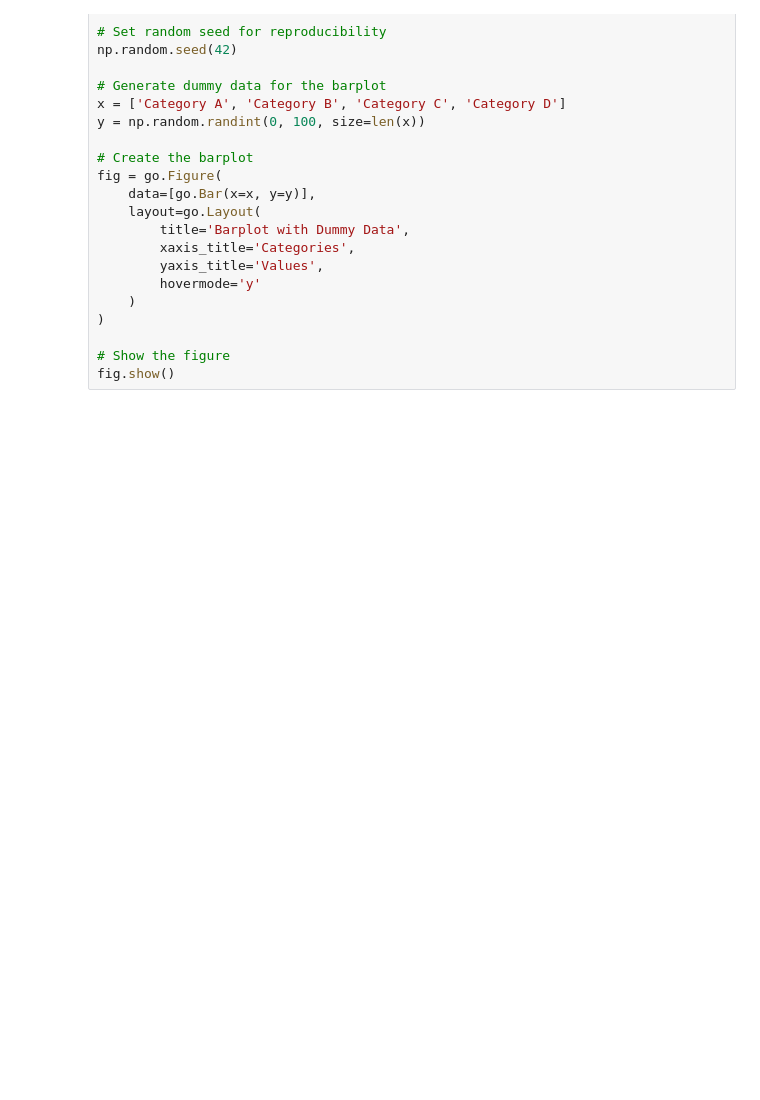
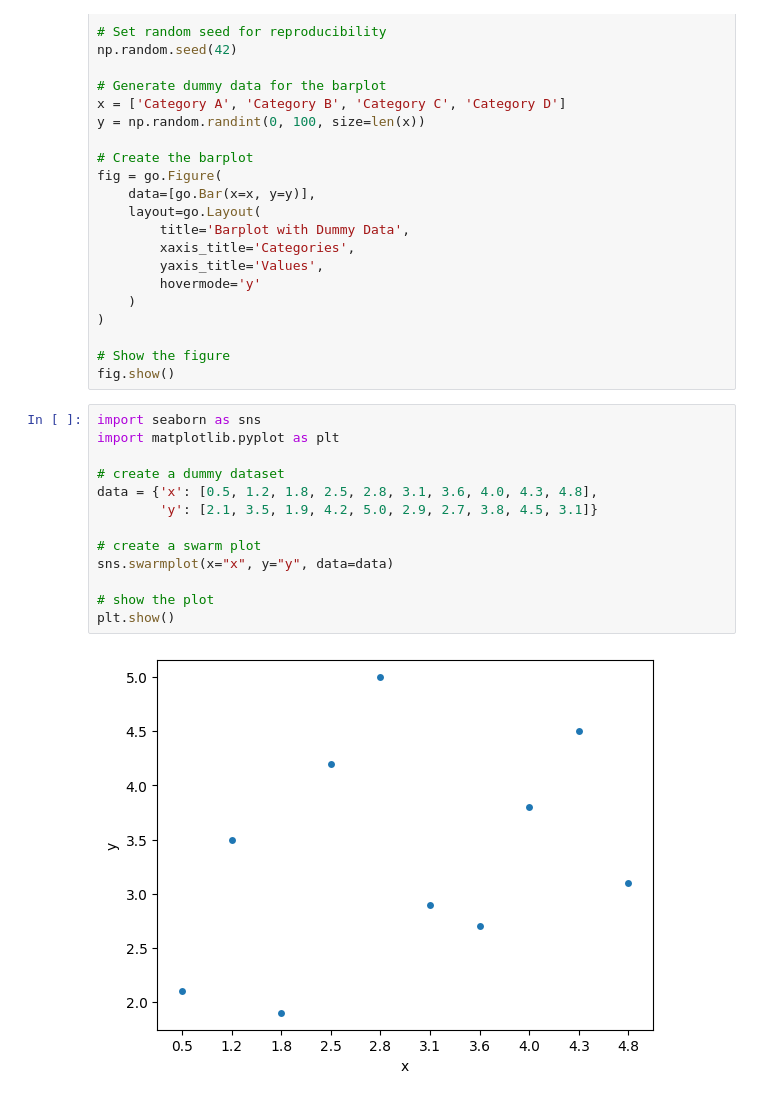
Before and after one commit to giantrksa/git_testing, a Jupyter notebook: 1_code.ipynb, the cells around one changed output. Saved outputs shown, nothing was run; the diff lists cells and outputs as text; blank space fills up the shorter version.

```diff
--- a/1_code.ipynb
+++ b/1_code.ipynb
@@ -52,3 +52,18 @@ fig = go.Figure(
 
 # Show the figure
 fig.show()
+# %%
+import seaborn as sns
+import matplotlib.pyplot as plt
+
+# create a dummy dataset
+data = {'x': [0.5, 1.2, 1.8, 2.5, 2.8, 3.1, 3.6, 4.0, 4.3, 4.8],
+        'y': [2.1, 3.5, 1.9, 4.2, 5.0, 2.9, 2.7, 3.8, 4.5, 3.1]}
+
+# create a swarm plot
+sns.swarmplot(x="x", y="y", data=data)
+
+# show the plot
+plt.show()
+# %% [output]
+[figure, added]
```
Also changed, not shown: 1 other file.
